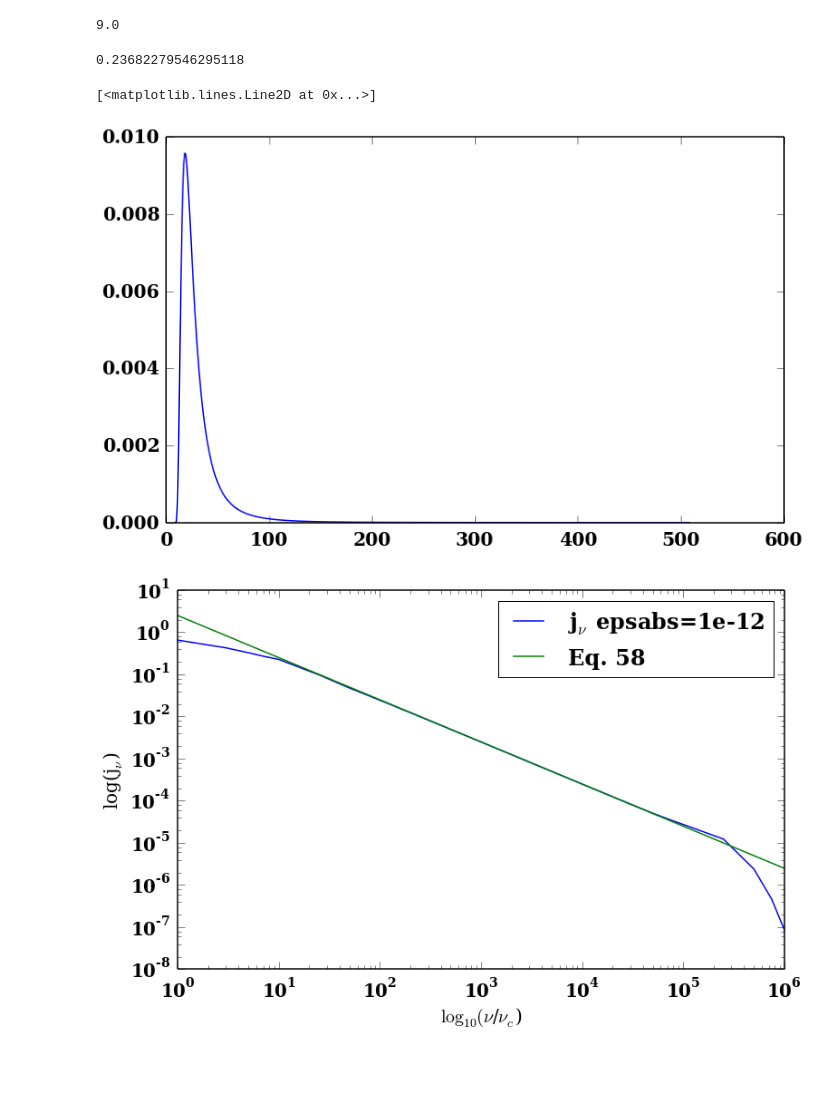
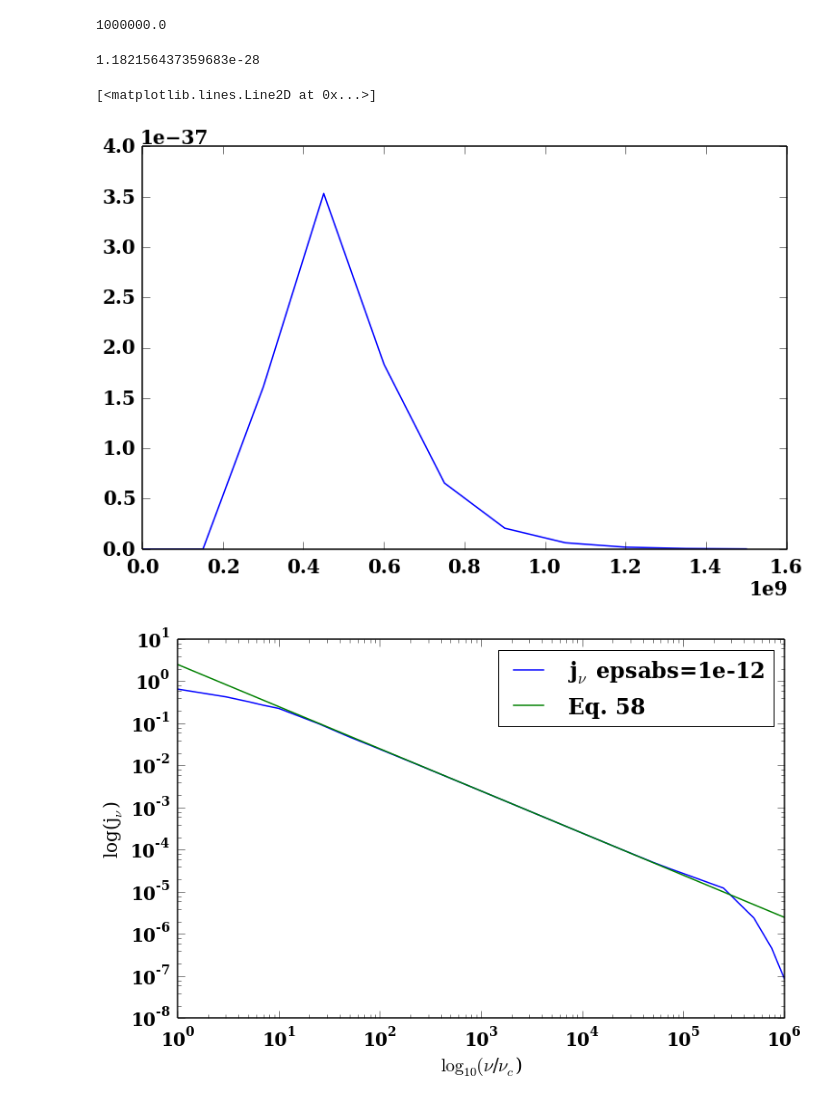
Before and after one commit to aapandy2/kappa_distributions, a Jupyter notebook: jnu_calculator_power_law.ipynb, the cells around one changed output. Drawn from its saved outputs; the diff is of its cells as text; code cells hidden in the pictures; blank space fills up the shorter version.

Commit message:
worked on plotting harmony's nonthermal plots vs our nonthermal plots

```diff
--- a/jnu_calculator_power_law.ipynb
+++ b/jnu_calculator_power_law.ipynb
@@ -35,22 +35,32 @@ pl.rcParams['ytick.labelsize']  = 'medium'
 pl.rcParams['ytick.direction']  = 'in'
 # %%
 #constants in natural units
-m = 1.
-c = 1.
+#m = 1.
+#c = 1.
+#theta_e = 10.
+#e = 1
+#B = 10
+#nu_c = (e * B)/(2 * np.pi * m * c)
+
+#constants using iharmony's units
+m = 9.1093826e-28
+c = 2.99792458e10
 theta_e = 10.
-e = 1
-B = 10
+e = 4.80320680e-10
+B = 100.
+#n_e = 1.e5
 nu_c = (e * B)/(2 * np.pi * m * c)
 
+
 #parameters for the power law distribution
-p = 3.
+p = 3
 gamma_min = 1.
 gamma_max = 1000.
 n_e_NT = 1.
 
 #variables to be set (frequency, observer angle, width of delta function, electron number density,
 # sum index n)
-nu = 9. * nu_c
+nu = 1000000. * nu_c
 theta = np.pi/3.
 epsilon = 0.01
 n_e = 1.
@@ -62,7 +72,7 @@ n_max = 30
 #eq. 67 gives location of peak for n integration for thermal; in
 #the n integration we integrate from end of sum (n_max) to C * n_peak_67
 C = 10
-n_peak_power_law = 35
+n_peak_power_law = 1.2e8
 
 def K_s(gamma, n):
     beta = np.sqrt(1. - 1./gamma**2.)
@@ -104,14 +114,14 @@ def gamma_integration_result(n):
     def integrand(gamma):
         f = gamma_integrand(gamma, n)
         return f
-    result = quad(integrand, gamma_minus, gamma_plus, epsabs = 1e-29)[0]
+    result = quad(integrand, gamma_minus, gamma_plus, epsrel = 1e-8)[0]
     return result
 
 #integrate over n after evaluating (n_max) terms of sum
 def n_integration(n_max, n_minus):
     if(n_max < n_minus):
         n_max = n_minus
-    ans = quad(gamma_integration_result, n_max, C * n_peak_power_law, epsabs = 1e-29)[0]
+    ans = quad(gamma_integration_result, n_max, C * n_peak_power_law, epsrel = 1e-8)[0]
     #print ans
     return ans
 
@@ -133,47 +143,47 @@ n_summation(n_max)
 
 #print gamma_integration_result(10)
 # %% [output]
-9.0
+1000000.0
-0.23682279546295118
+1.182156437359683e-28
 # %%
 #calculates and plots the peak on the n_summation and n_integration
-nu = 10. * nu_c
+nu = 1000000. * nu_c
 #n_max = int(nu / nu_c * 1e4)
-n_max = int(500)
+n_max = int(1.5e9)
 n_minus = (nu/nu_c) * abs(np.sin(theta))
 if(n_max < 1000):
     step = 1
 else:
     step = int((n_max - n_minus - 1.)/10)
 
 
 ans = {}
 n = {}
 def gamma_integration_result(n):
     gamma_minus = ((n*nu_c)/nu - abs(np.cos(theta)) * np.sqrt(((n*nu_c)/nu)**2. - (np.sin(theta))**2.))/(np.sin(theta))**2.
     gamma_plus = ((n*nu_c)/nu + abs(np.cos(theta)) * np.sqrt(((n*nu_c)/nu)**2. - (np.sin(theta))**2.))/(np.sin(theta))**2.
 
     def integrand(gamma):
         f = gamma_integrand(gamma, n)
         return f
     result = quad(integrand, gamma_minus, gamma_plus, epsabs = 1e-1)[0]
     return result
 
 
 a = 0
 for i in xrange(int(n_minus + 1.), n_max + int(n_minus + 1.), step):
     ans[a] = gamma_integration_result(i)
     n[a] = i
     a = a + 1
 
 
 #print ans
 #print int(n_minus + 1)
 
 pl.plot(n.values(), ans.values())
 # %% [output]
 [<matplotlib.lines.Line2D at 0x...>]
-[figure, old version]
+[figure, new version]
 # %%
 #plotting power law j_nu with high and low error tolerance on scipy quad integrator
 #plot shown (not commented out) has low error tolerance (epsabs = 1e-12)
```
Also changed, not shown: 1 other file.
